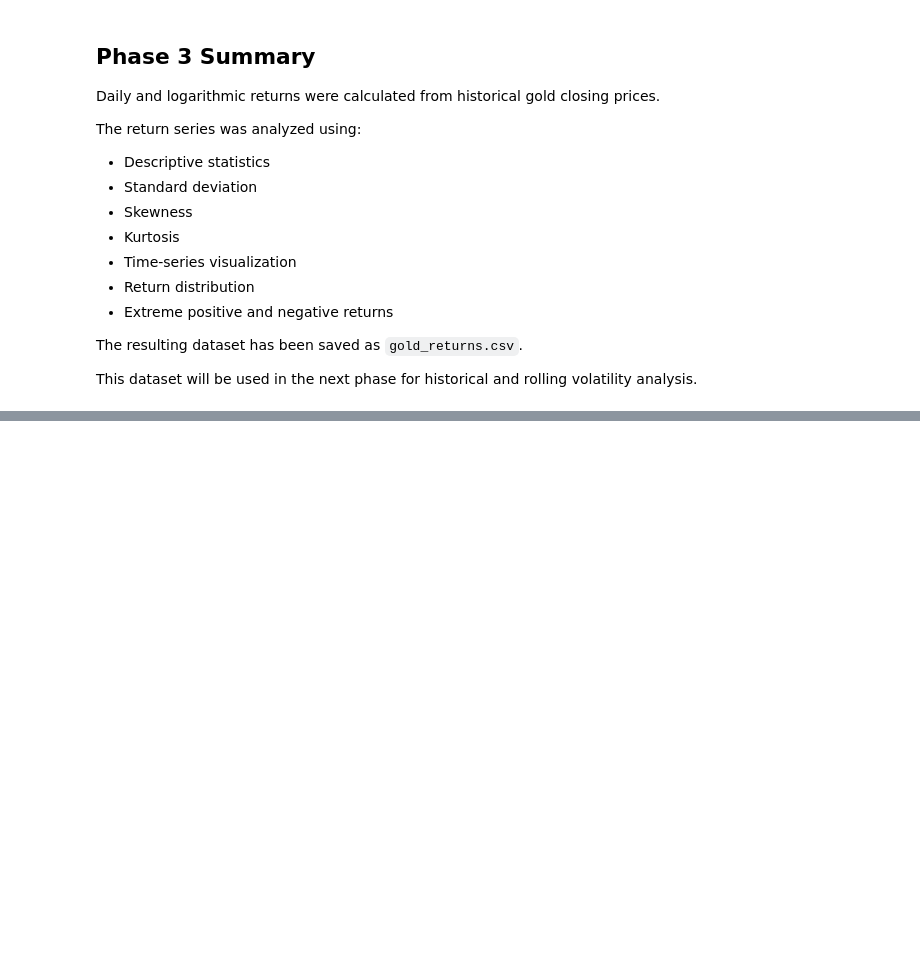
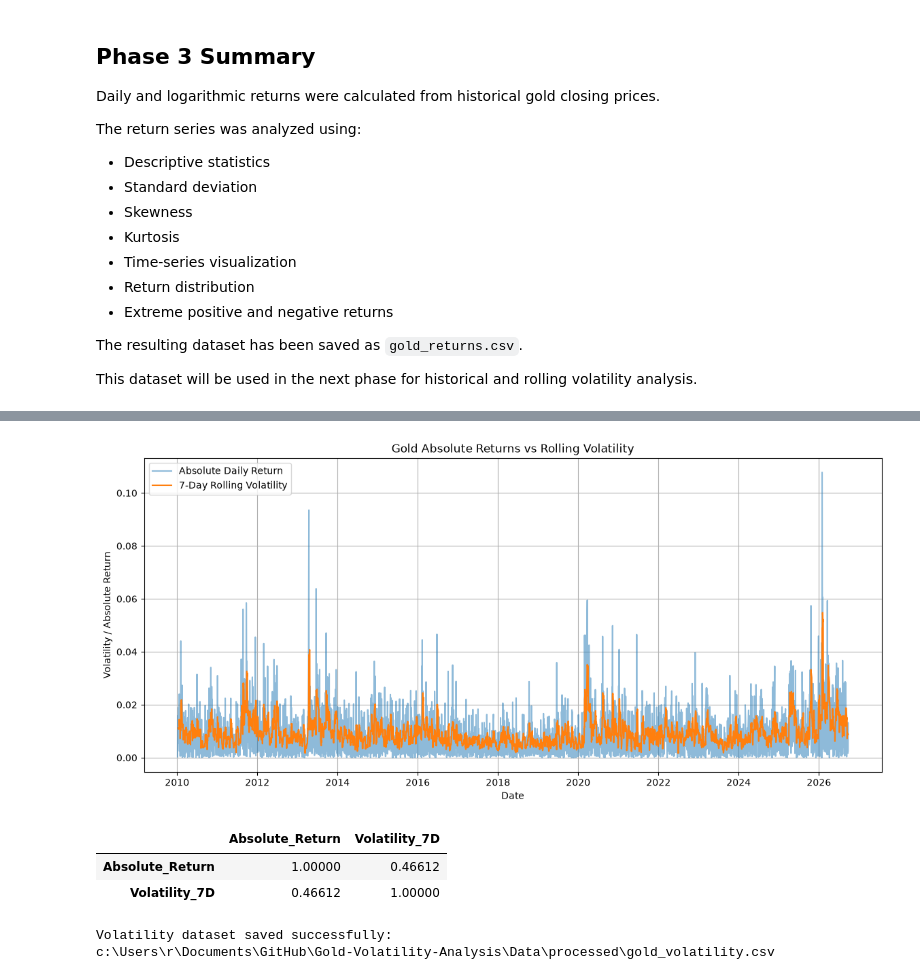
Before and after one commit to mohammadaminpeymanifar/Gold-Volatility-Analysis, a Jupyter notebook: notebooks/01_Data_Collection.ipynb, the cells around one changed output, grey strips where cells are left out. Drawn from its saved outputs; the diff is of its cells as text; code cells hidden in the pictures; blank space fills up the shorter version.

```diff
--- a/notebooks/01_Data_Collection.ipynb
+++ b/notebooks/01_Data_Collection.ipynb
@@ -586,0 +785,47 @@ rolling volatility analysis.
+# %%
+gold["Absolute_Return"] = gold["Daily_Return"].abs()
+
+plt.figure(figsize=(14, 6))
+
+plt.plot(
+    gold.index,
+    gold["Absolute_Return"],
+    label="Absolute Daily Return",
+    alpha=0.5
+)
+
+plt.plot(
+    gold.index,
+    gold["Volatility_7D"],
+    label="7-Day Rolling Volatility"
+)
+
+plt.title("Gold Absolute Returns vs Rolling Volatility")
+plt.xlabel("Date")
+plt.ylabel("Volatility / Absolute Return")
+
+plt.legend()
+plt.grid(True)
+
+plt.show()
+# %% [output]
+[figure, added]
+# %%
+volatility_correlation = gold[
+    ["Absolute_Return", "Volatility_7D"]
+].corr()
+
+volatility_correlation
+# %% [output]
+|  | Absolute_Return | Volatility_7D |
+| Absolute_Return | 1.00000 | 0.46612 |
+| Volatility_7D | 0.46612 | 1.00000 |
+# %%
+volatility_file = PROCESSED_DIR / "gold_volatility.csv"
+
+gold.to_csv(volatility_file)
+
+print(f"Volatility dataset saved successfully:\n{volatility_file}")
+# %% [output]
+Volatility dataset saved successfully:
+c:\Users\r\Documents\GitHub\Gold-Volatility-Analysis\Data\processed\gold_volatility.csv
```
Also changed, not shown: parts of 20 cells of this notebook, 1 other file.
